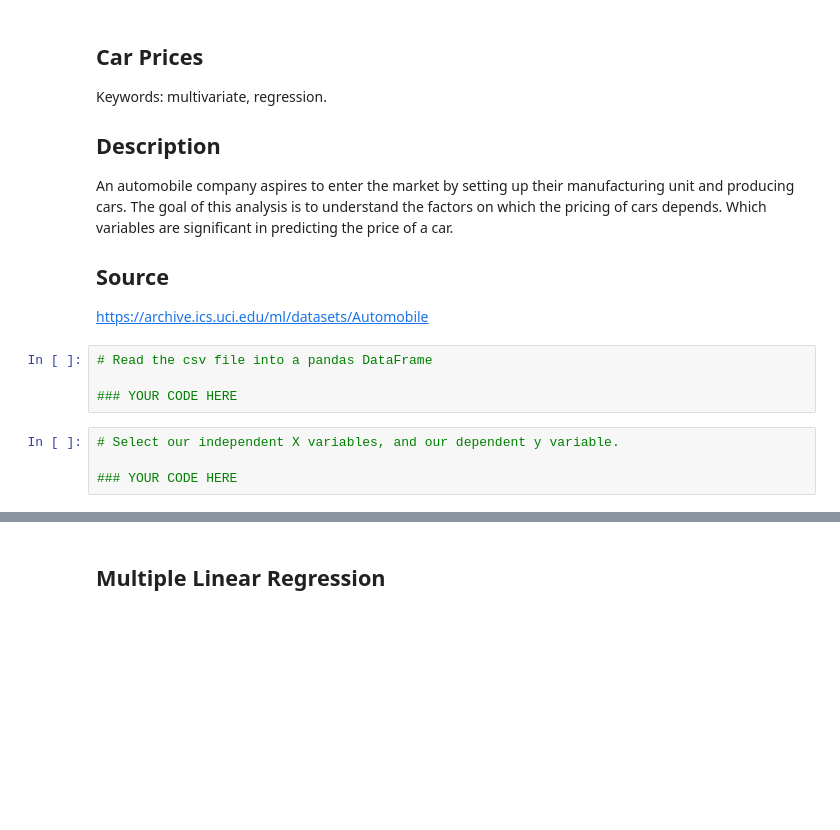
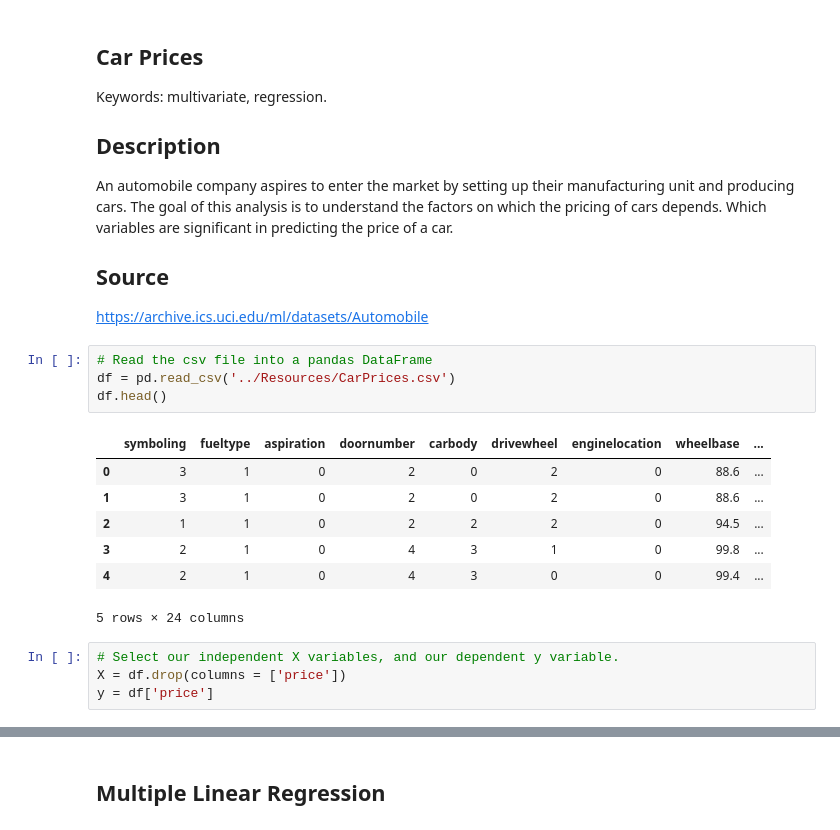
Before and after one commit to vuhpham94/nflx-adv-data-hw, a Jupyter notebook: 12102021/03-SkillDrill/Solved/CarPricePrediction-VP.ipynb, the cells around one changed output, grey strips where cells are left out. Cells and saved outputs as stored; diff of their text form; blank space fills up the shorter version.

```diff
--- a/12102021/03-SkillDrill/Solved/CarPricePrediction-VP.ipynb
+++ b/12102021/03-SkillDrill/Solved/CarPricePrediction-VP.ipynb
@@ -18,12 +18,20 @@ An automobile company aspires to enter the market by setting up their manufactur
 https://archive.ics.uci.edu/ml/datasets/Automobile
 # %%
 # Read the csv file into a pandas DataFrame
-
-### YOUR CODE HERE
+df = pd.read_csv('../Resources/CarPrices.csv')
+df.head()
+# %% [output]
+|  | symboling | fueltype | aspiration | doornumber | carbody | drivewheel | enginelocation | wheelbase | ... |
+| 0 | 3 | 1 | 0 | 2 | 0 | 2 | 0 | 88.6 | ... |
+| 1 | 3 | 1 | 0 | 2 | 0 | 2 | 0 | 88.6 | ... |
+| 2 | 1 | 1 | 0 | 2 | 2 | 2 | 0 | 94.5 | ... |
+| 3 | 2 | 1 | 0 | 4 | 3 | 1 | 0 | 99.8 | ... |
+| 4 | 2 | 1 | 0 | 4 | 3 | 0 | 0 | 99.4 | ... |
+5 rows × 24 columns
 # %%
 # Select our independent X variables, and our dependent y variable.
-
-### YOUR CODE HERE
+X = df.drop(columns = ['price'])
+y = df['price']
 # %%
 # Split the data into training and testing
 X_train, X_test, y_train, y_test = train_test_split(X, y, random_state=0)
```
Also changed, not shown: parts of 13 cells of this notebook, 4 other files.
